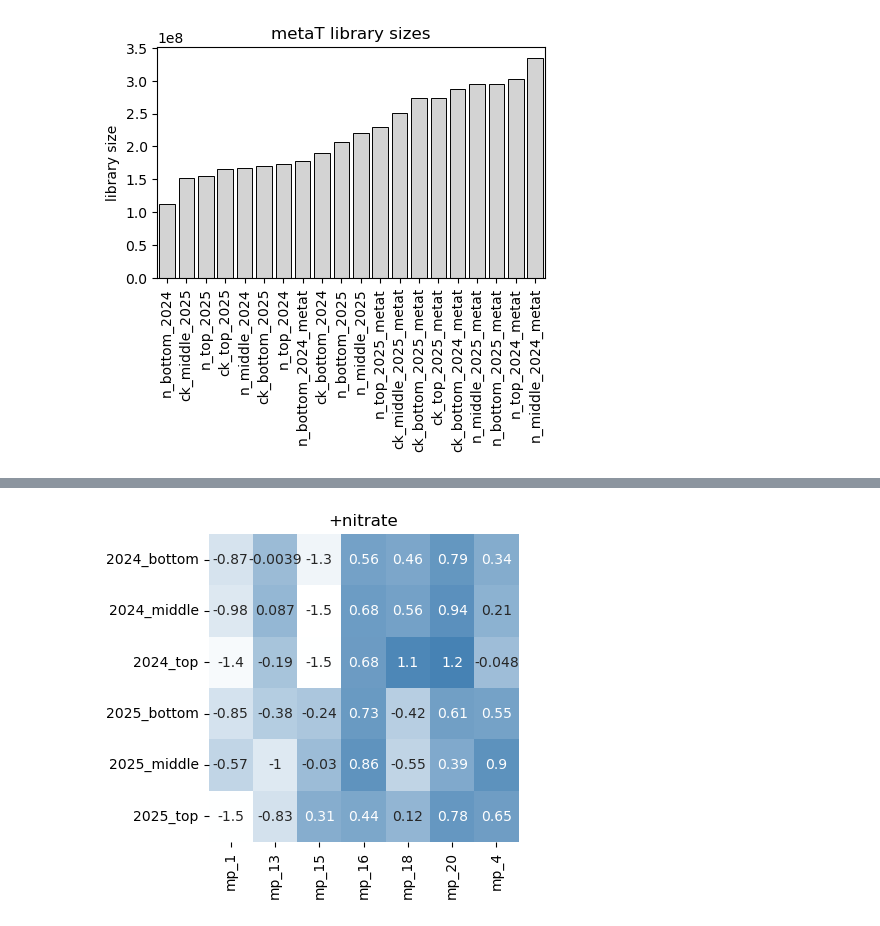
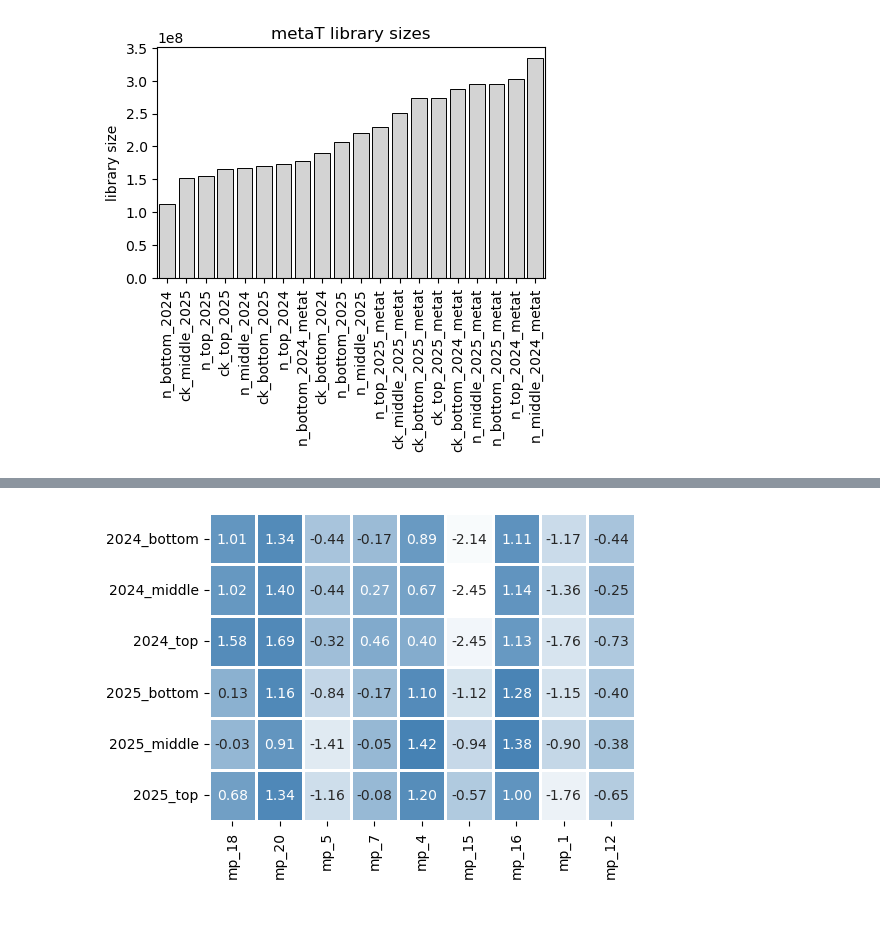
Before and after one commit to pipparichter/banfield, a Jupyter notebook: notebooks/sandbox-1.ipynb, the cells around one changed output, grey strips where cells are left out. Cells and saved outputs as stored; diff of their text form; code cells hidden in the pictures.

```diff
--- a/notebooks/sandbox-1.ipynb
+++ b/notebooks/sandbox-1.ipynb
@@ -100,17 +152,8 @@ remove_low_abundance_genomes: Retaining 4 out of 25 targets after filtering for
 # %%
-fig, (ax_a, ax_b) = plt.subplots(figsize=(9, 4), ncols=2)
-# Initially had the thought that ECE-hosting Methanoperedens might appear to have lower activity if their transcriptional resources were being allocated
-# to their ECEs, but this does not make much sense, as RPKM is dependent on genome size, and ECEs are much smaller than the host. ECE activity has a
-# negligible effect on overall RPKM.
+fig, (ax_a, ax_b) = plt.subplots(figsize=(8, 4), ncols=2)
 
-# ece_genome_ids = ['black_borg', 'jupiter_mini_borg_3', 'linear_ece_19kb', 'saturn_mini_borg_2']
-# figure_df['genome_id'] = figure_df.genome_id.replace({genome_id:'mp_2' for genome_id in ece_genome_ids})
-figure_df = metat_df.copy()
-figure_df = figure_df.groupby(['genome_id', 'sample_id']).agg({'read_count':'sum', 'length':'sum', 'library_size':'first'}).reset_index()
-figure_df['rpkm'] = figure_df.read_count / (figure_df.length / 1e3) / (figure_df.library_size / 1e6)
-
-plot_abundance(figure_df[is_mp(figure_df)], ax=ax_a, title=r'$\it{Methanoperedens}$ activity', min_rpkm=5e-2)
-plot_abundance(figure_df[~is_mp(figure_df)], ax=ax_b, title='ECE activity', min_rpkm=1e-2)
+plot_abundance(metat_agg_df[is_mp(metat_agg_df) & (metat_agg_df.reactor == 'n')], ax=ax_a, title=r'$\it{Methanoperedens}$ activity', genome_ids=mp_genome_ids[-5:])
+plot_abundance(metat_agg_df[~is_mp(metat_agg_df) & (metat_agg_df.reactor == 'n')], ax=ax_b, title='ECE activity', genome_ids=ece_genome_ids[-5:])
 
 fig.tight_layout()
 plt.show()
@@ -129,24 +162,34 @@ def get_clr_normalization(df):
 # %%
 
 reformat_sample_id = lambda row : f'{row.year}_{row.location}'
 
-reactor = 'n'
-funcs = {'read_count':'sum', 'genome_size':'first', 'library_size':'first', 'year':'first', 'location':'first'}
+def get_clr_normalization(df):
+    df = df.copy()
+    df['geometric_mean'] = df.sample_id.map(df.groupby('sample_id').apply(lambda df_ : scipy.stats.gmean(df_.rpkm), include_groups=False))
+    df['rpkm_clr_normalized'] = np.log10(df.rpkm) - np.log10(df.geometric_mean)
+    return df
 
-figure_df = coverm_df.copy()
-figure_df = figure_df[(figure_df.reactor == reactor) & figure_df.genome_id.isin(mp_genome_ids)].copy()
-figure_df = figure_df.groupby(['genome_id', 'sample_id']).agg(funcs).reset_index()
-figure_df['rpkm'] = figure_df.read_count / (figure_df.genome_size / 1e3) / (figure_df.library_size / 1e6)
-figure_df = get_clr_normalization(figure_df)
-figure_df['sample_id'] = [reformat_sample_id(row) for row in figure_df.itertuples()]
-figure_df = figure_df.sort_values('sample_id')
+def plot_composition(figure_df:pd.DataFrame, genome_ids=mp_genome_ids):
 
-fig, ax = plt.subplots(figsize=(4, 4))
-figure_df = figure_df.pivot(index='sample_id', columns='genome_id', values='rpkm_clr_normalized')
-sns.heatmap(figure_df, cmap=cmap_white_to_blue, annot=True, cbar=False)
-ax.set_ylabel('')
-ax.set_xlabel('')
-ax.set_title('+nitrate')
-plt.show()
+    figure_df = figure_df[(figure_df.reactor == 'n') & figure_df.genome_id.isin(genome_ids)].copy()
+    figure_df = get_clr_normalization(figure_df)
+    figure_df['sample_id'] = [reformat_sample_id(row) for row in figure_df.itertuples()]
+    figure_df = figure_df.sort_values('sample_id')
+
+    fig, ax = plt.subplots(figsize=(5.5, 4))
+    figure_df = figure_df.pivot(index='sample_id', columns='genome_id', values='rpkm_clr_normalized')
+    figure_df = figure_df[genome_ids]
+    # NOTE: None indexing adds a dimension.
+    # sns.heatmap(figure_df, cmap=cmap_white_to_blue, annot=True, cbar=False, lw=1, fmt='.2f')
+    # sns.heatmap((figure_df - figure_df.mean(axis=0).values[None, :]) / figure_df.std(axis=0).values[None, :], lw=1, cmap=cmap_white_to_blue, annot=figure_df, cbar=False, fmt='.2f', ax=ax)
+    sns.heatmap((figure_df - figure_df.mean(axis=1).values[:, None]) / figure_df.std(axis=1).values[:, None], lw=1, cmap=cmap_white_to_blue, annot=figure_df, cbar=False, fmt='.2f', ax=ax)
+    ax.set_ylabel('')
+    ax.set_xticks(ax.get_xticks(), ax.get_xticklabels(), rotation=90)
+    ax.set_xlabel('')
+    plt.show()
+
+mp_genome_ids_ordered = ['mp_18', 'mp_20', 'mp_5', 'mp_7', 'mp_4', 'mp_15', 'mp_16', 'mp_1', 'mp_12']
+plot_composition(coverm_df, genome_ids=mp_genome_ids_ordered)
+# plot_composition(metat_agg_df)
 # %% [output]
-[figure, old version]
+[figure, new version]
```
Also changed, not shown: parts of 13 cells of this notebook, 5 other files.
